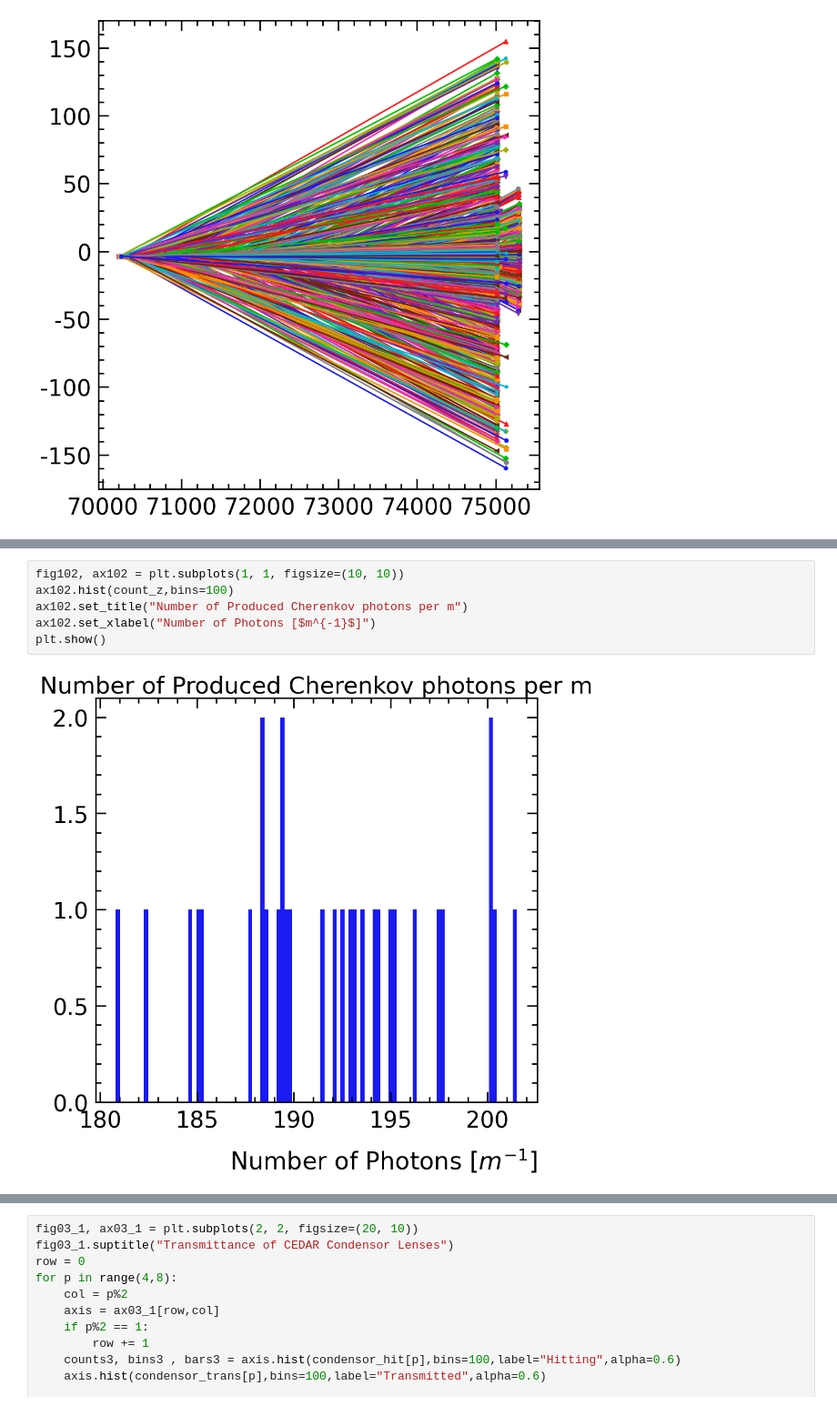
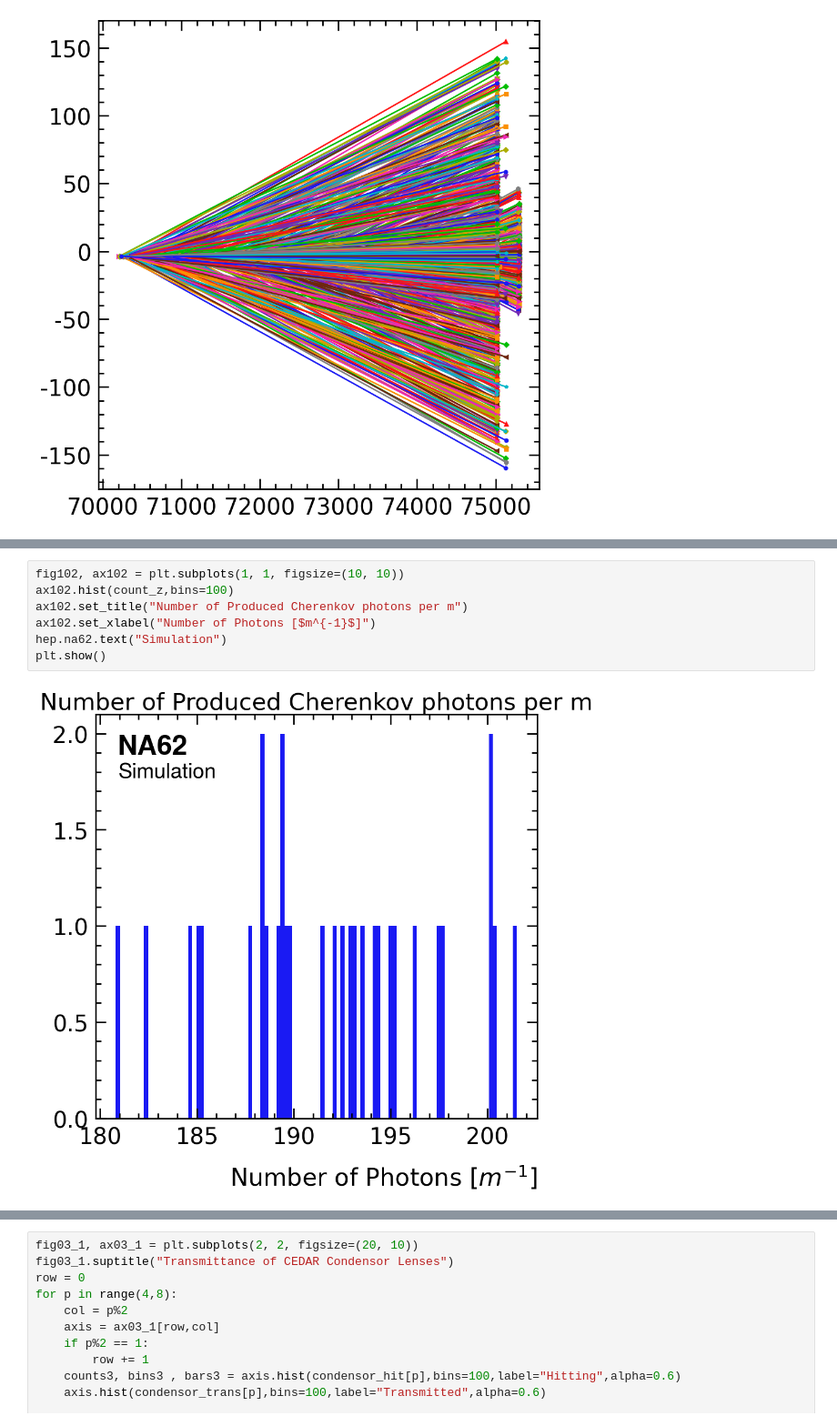
Before and after one commit to SandersJack/NA62_CEDARH_Handbook, a Jupyter notebook: CEDAR_Handbook.ipynb, the cells around one changed output, grey strips where cells are left out. Shown at 91% size. Cells and saved outputs as stored; diff of their text form.

```diff
--- a/CEDAR_Handbook.ipynb
+++ b/CEDAR_Handbook.ipynb
@@ -305,11 +306,12 @@ plt.show()
 # %%
 fig102, ax102 = plt.subplots(1, 1, figsize=(10, 10))
 ax102.hist(count_z,bins=100)
 ax102.set_title("Number of Produced Cherenkov photons per m")
 ax102.set_xlabel("Number of Photons [$m^{-1}$]")
+hep.na62.text("Simulation")
 plt.show()
 # %% [output]
-[figure, old version]
+[figure, new version]
 # %%
 
 fig103, ax103 = plt.subplots(1, 1, figsize=(10, 10))
```
Also changed, not shown: parts of 7 cells of this notebook, 1 other file.
